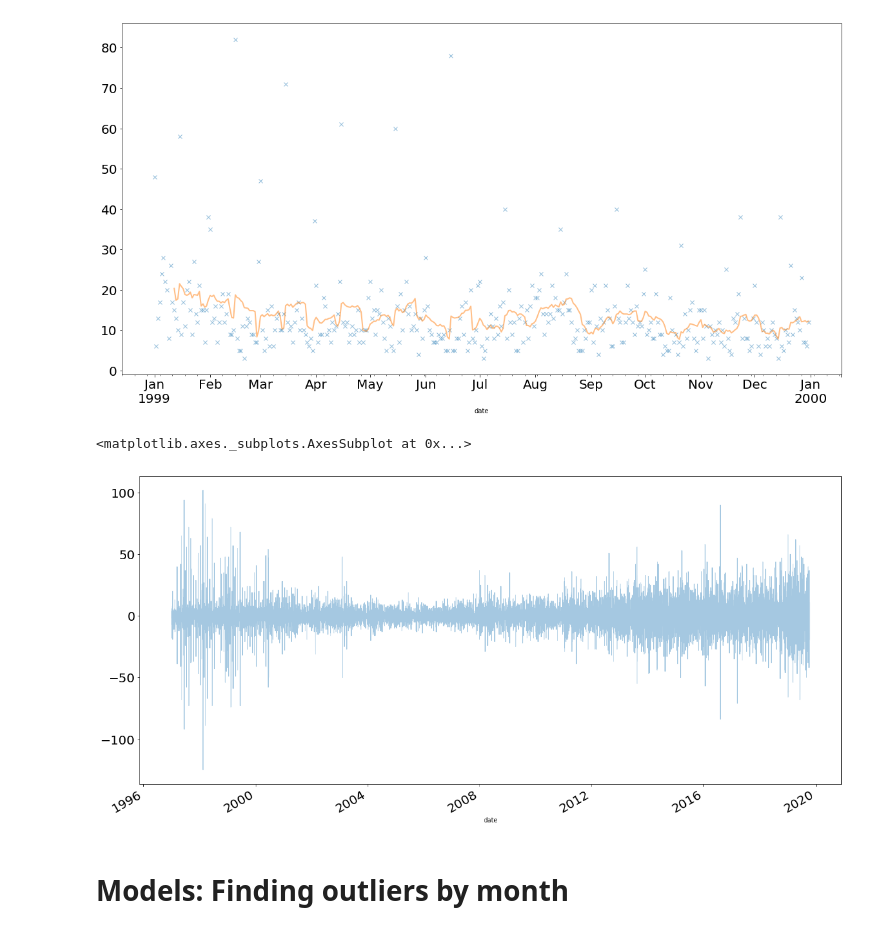
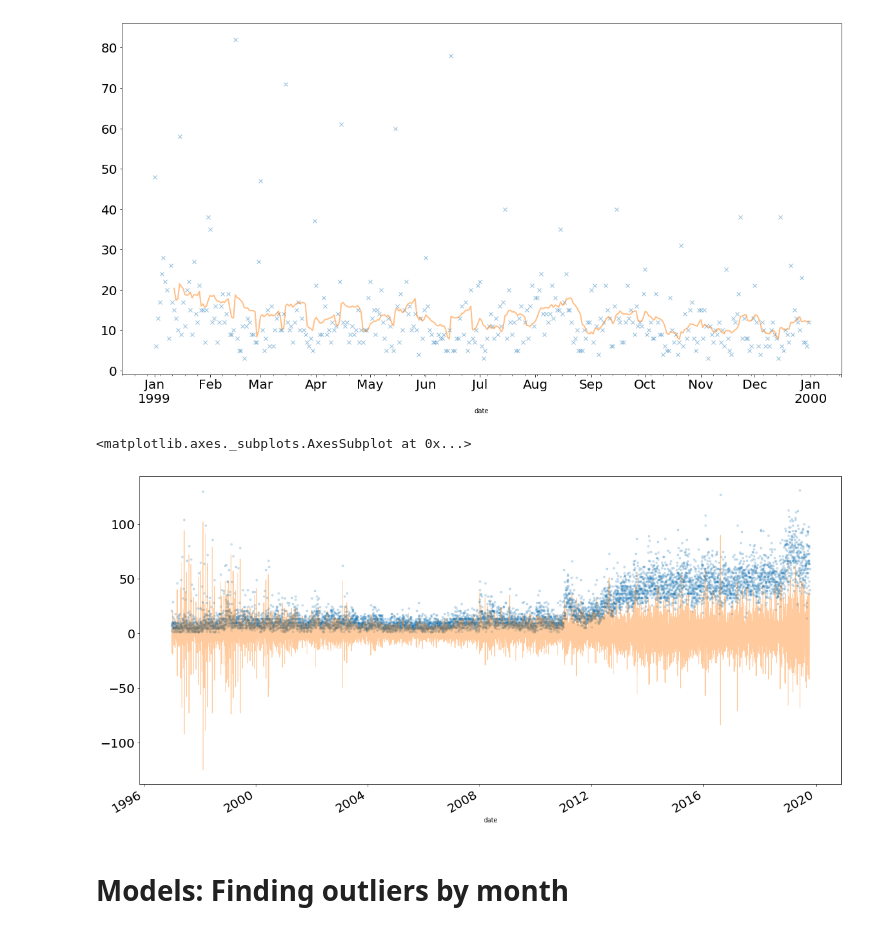
Before and after one commit to cmdelaserna/press-freedom, a Jupyter notebook: notebooks/ACLED data - Africa dataset.ipynb, the cells around one changed output. Cells and saved outputs as stored; diff of their text form; code cells hidden in the pictures.

```diff
--- a/notebooks/ACLED data - Africa dataset.ipynb
+++ b/notebooks/ACLED data - Africa dataset.ipynb
@@ -118,11 +118,11 @@ event_type['1999'].rolling(12).mean().plot(figsize=(20,10), linewidth=2, fontsiz
 [figure]
 # %%
 # Plot peaks/diff in data
-# event_type.plot(figsize=(20,10), linewidth=5, fontsize=20, style='.', alpha=0.1 )
+event_type.plot(figsize=(20,10), linewidth=5, fontsize=20, style='.', alpha=0.2 )
 event_type.diff().plot(figsize=(20,10), linewidth=1, fontsize=20, alpha=0.4 )
 # %% [output]
 <matplotlib.axes._subplots.AxesSubplot at 0x...>
-[figure, old version]
+[figure, new version]
 # %% [markdown]
 # Models: Finding outliers by month
 # %%
```
